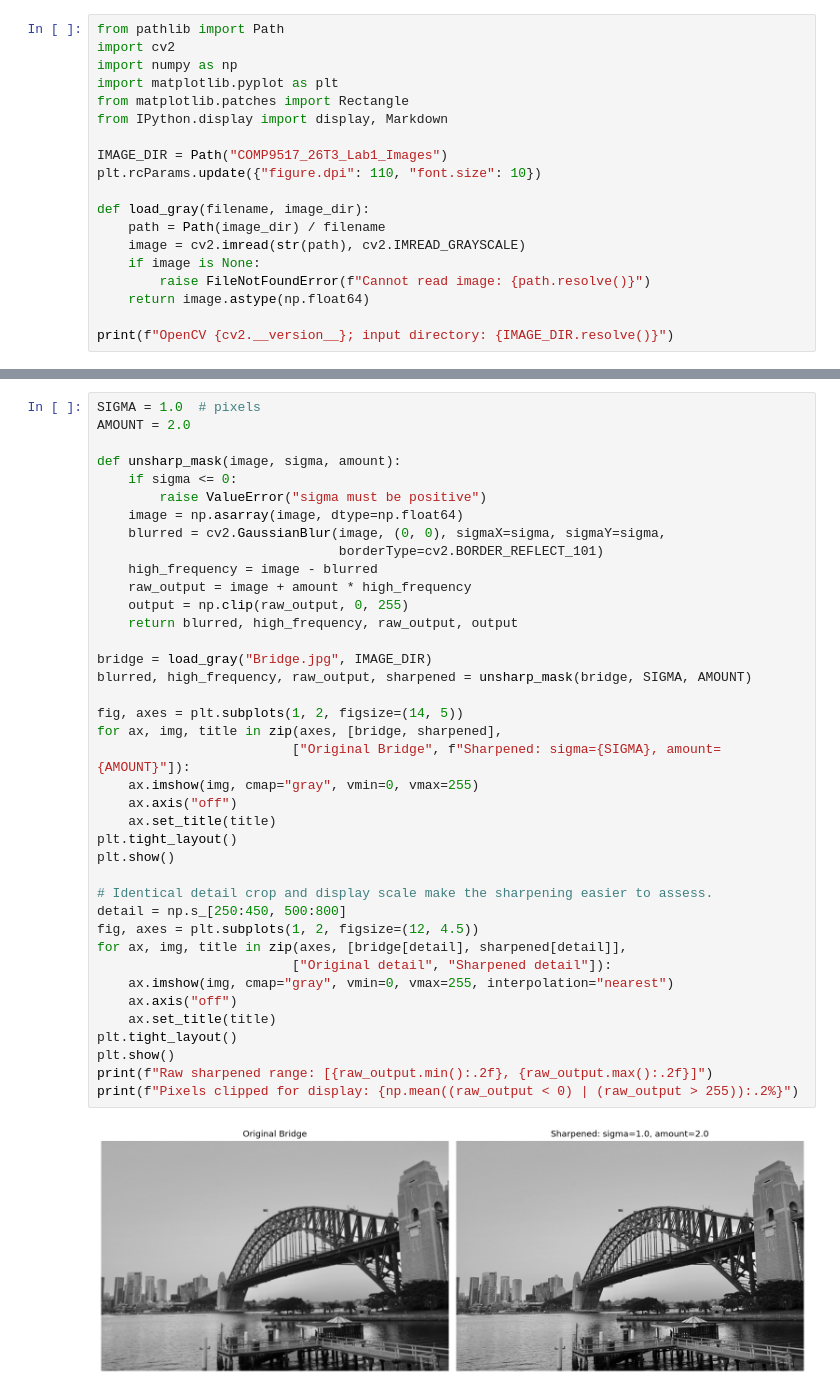
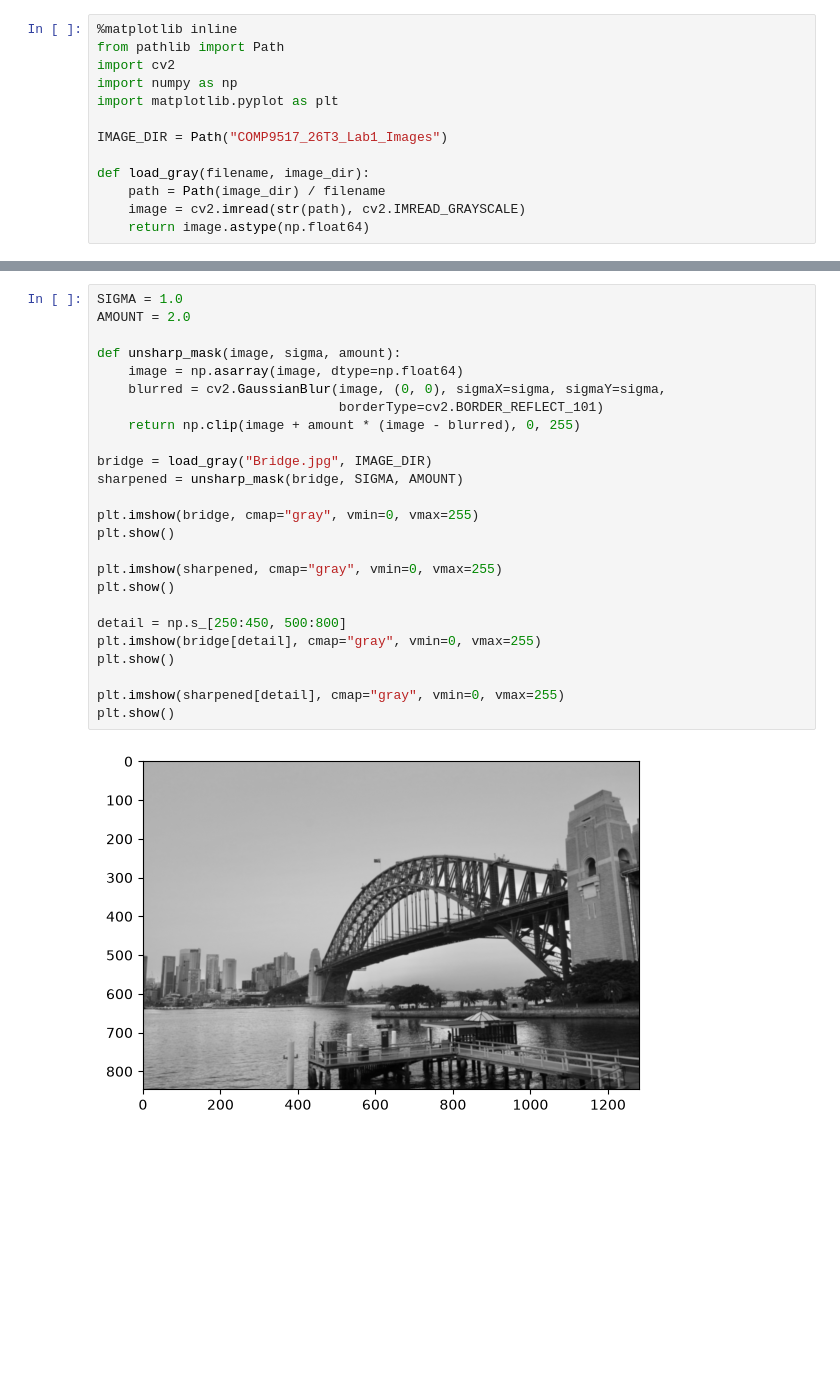
Before and after one commit to tanglehunter00/UNSW-COMP-9517-26T3, a Jupyter notebook: Lab1/Lab1.ipynb, the cells around one changed output, grey strips where cells are left out. Drawn from its saved outputs; the diff is of its cells as text; blank space fills up the shorter version.

```diff
--- a/Lab1/Lab1.ipynb
+++ b/Lab1/Lab1.ipynb
@@ -8,19 +1,13 @@ This notebook implements image averaging, Prewitt derivatives, and unsharp maski
 # %%
+%matplotlib inline
 from pathlib import Path
 import cv2
 import numpy as np
 import matplotlib.pyplot as plt
-from matplotlib.patches import Rectangle
-from IPython.display import display, Markdown
 
 IMAGE_DIR = Path("COMP9517_26T3_Lab1_Images")
-plt.rcParams.update({"figure.dpi": 110, "font.size": 10})
 
 def load_gray(filename, image_dir):
     path = Path(image_dir) / filename
     image = cv2.imread(str(path), cv2.IMREAD_GRAYSCALE)
-    if image is None:
-        raise FileNotFoundError(f"Cannot read image: {path.resolve()}")
     return image.astype(np.float64)
-
-print(f"OpenCV {cv2.__version__}; input directory: {IMAGE_DIR.resolve()}")
@@ -131,41 +81,27 @@ We calculate $L=I*G_\sigma$, $H=I-L$, and $O=I+aH$. The parameters appear at the
 # %%
-SIGMA = 1.0  # pixels
+SIGMA = 1.0
 AMOUNT = 2.0
 
 def unsharp_mask(image, sigma, amount):
-    if sigma <= 0:
-        raise ValueError("sigma must be positive")
     image = np.asarray(image, dtype=np.float64)
     blurred = cv2.GaussianBlur(image, (0, 0), sigmaX=sigma, sigmaY=sigma,
                                borderType=cv2.BORDER_REFLECT_101)
-    high_frequency = image - blurred
-    raw_output = image + amount * high_frequency
-    output = np.clip(raw_output, 0, 255)
-    return blurred, high_frequency, raw_output, output
+    return np.clip(image + amount * (image - blurred), 0, 255)
 
 bridge = load_gray("Bridge.jpg", IMAGE_DIR)
-blurred, high_frequency, raw_output, sharpened = unsharp_mask(bridge, SIGMA, AMOUNT)
+sharpened = unsharp_mask(bridge, SIGMA, AMOUNT)
 
-fig, axes = plt.subplots(1, 2, figsize=(14, 5))
-for ax, img, title in zip(axes, [bridge, sharpened],
-                         ["Original Bridge", f"Sharpened: sigma={SIGMA}, amount={AMOUNT}"]):
-    ax.imshow(img, cmap="gray", vmin=0, vmax=255)
-    ax.axis("off")
-    ax.set_title(title)
-plt.tight_layout()
+plt.imshow(bridge, cmap="gray", vmin=0, vmax=255)
 plt.show()
 
-# Identical detail crop and display scale make the sharpening easier to assess.
+plt.imshow(sharpened, cmap="gray", vmin=0, vmax=255)
+plt.show()
+
 detail = np.s_[250:450, 500:800]
-fig, axes = plt.subplots(1, 2, figsize=(12, 4.5))
-for ax, img, title in zip(axes, [bridge[detail], sharpened[detail]],
-                         ["Original detail", "Sharpened detail"]):
-    ax.imshow(img, cmap="gray", vmin=0, vmax=255, interpolation="nearest")
-    ax.axis("off")
-    ax.set_title(title)
-plt.tight_layout()
+plt.imshow(bridge[detail], cmap="gray", vmin=0, vmax=255)
 plt.show()
-print(f"Raw sharpened range: [{raw_output.min():.2f}, {raw_output.max():.2f}]")
-print(f"Pixels clipped for display: {np.mean((raw_output < 0) | (raw_output > 255)):.2%}")
+
+plt.imshow(sharpened[detail], cmap="gray", vmin=0, vmax=255)
+plt.show()
 # %% [output]
-[figure, old version]
+[figure, new version]
```
Also changed, not shown: parts of 18 cells of this notebook, 5 other files.
